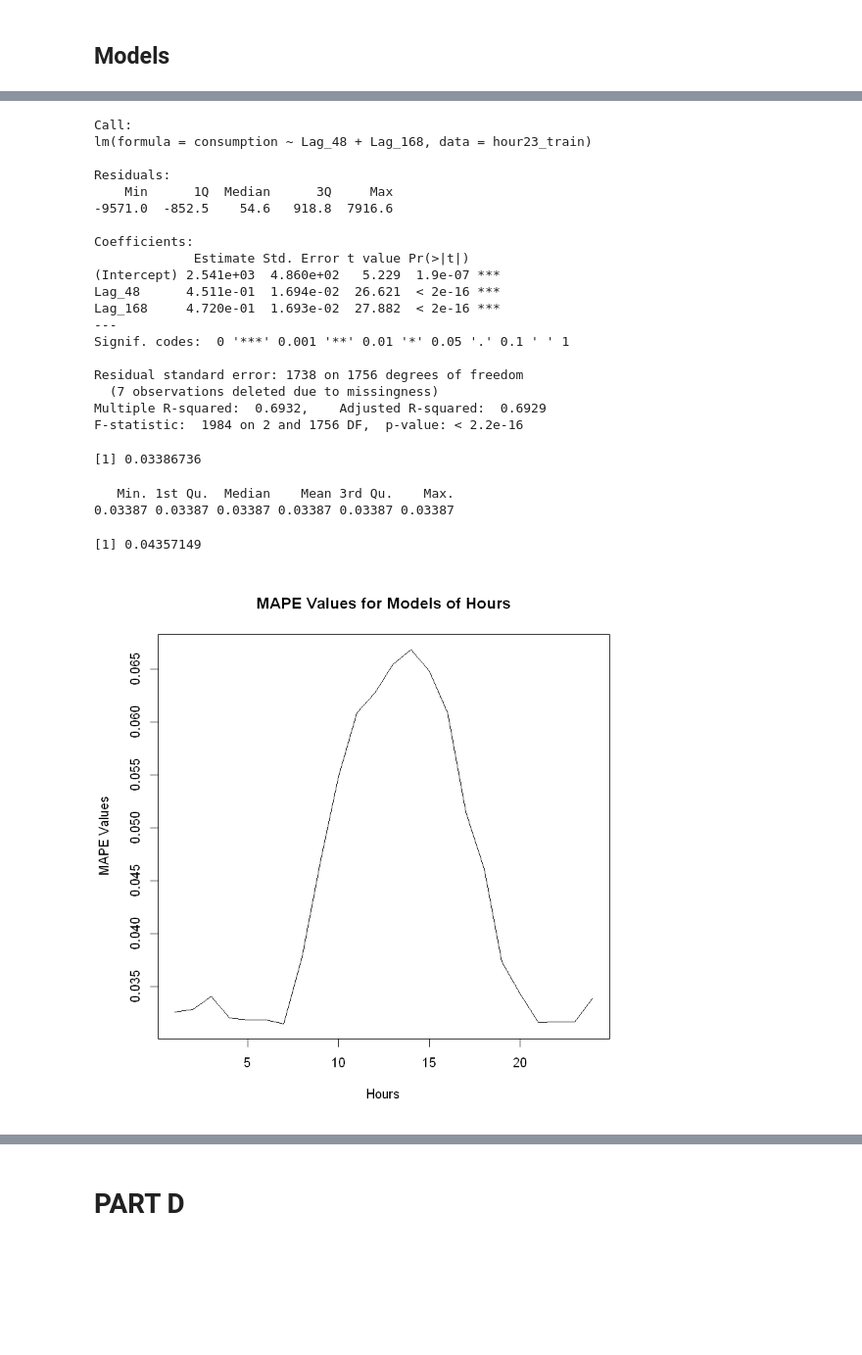
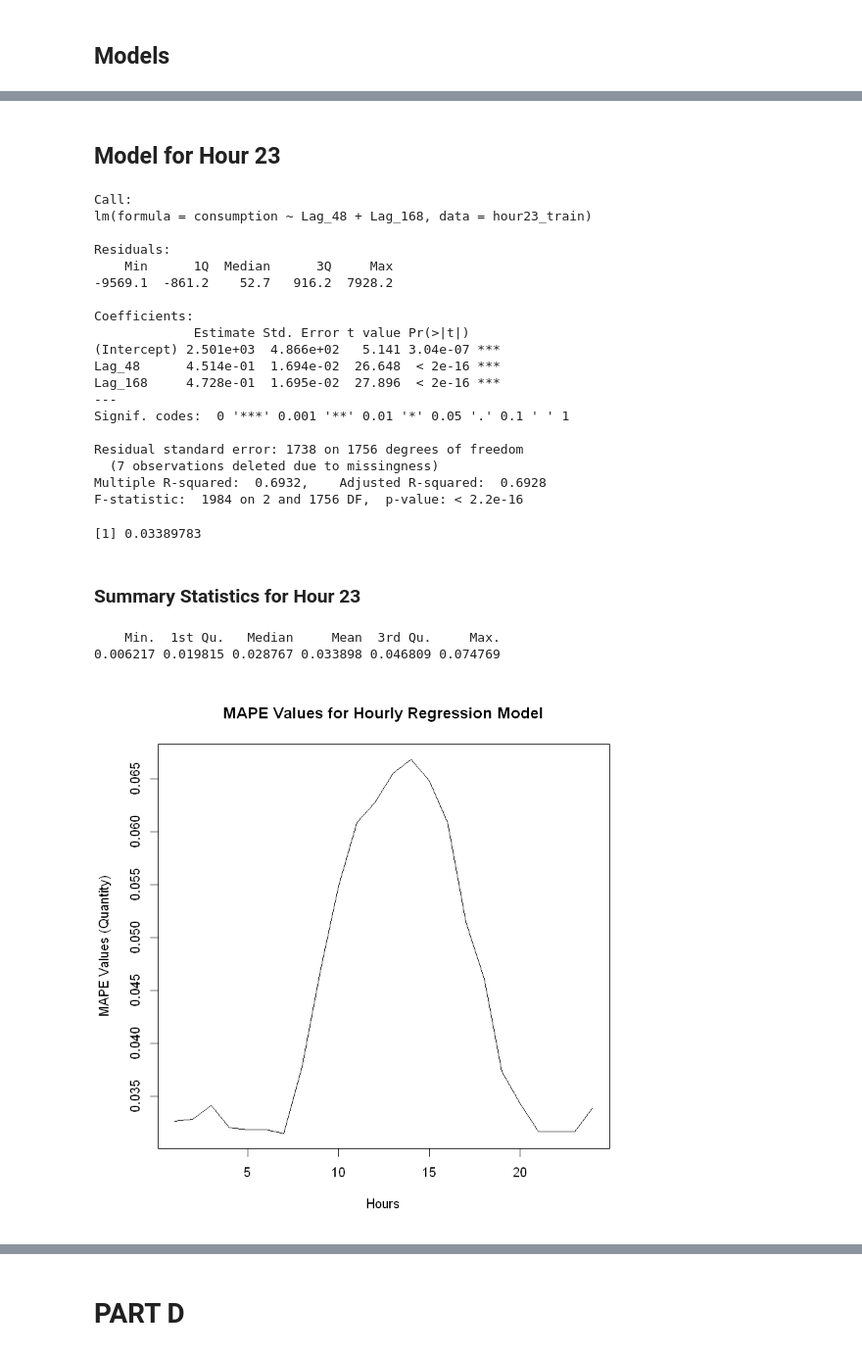
Before and after one commit to BU-IE-582/fall20-mbahadir, a Jupyter notebook: Homework3/Homework3.ipynb, the cells around one changed output, grey strips where cells are left out. Shown at 98% size. Drawn from its saved outputs; the diff is of its cells as text; code cells hidden in the pictures; blank space fills up the shorter version.

```diff
--- a/Homework3/Homework3.ipynb
+++ b/Homework3/Homework3.ipynb
@@ -403,5 +504,5 @@ F-statistic:  1419 on 2 and 1756 DF,  p-value: < 2.2e-16
 # %%
-Reg9=lm(data=hour9_train[8:.N], consumption~Lag_48+Lag_168)
+Reg9=lm(data=hour9_train, consumption~Lag_48+Lag_168)
 summary(Reg9)
 predictions9=predict(Reg9,newdata = hour9_test)
 MAPE_9=MAPE(predictions9,hour9_test$consumption)
@@ -822,3 +1048,5 @@ F-statistic:  1831 on 2 and 1756 DF,  p-value: < 2.2e-16
+# %% [markdown]
+## Model for Hour 23
 # %%
 Reg23=lm(data=hour23_train, consumption~Lag_48+Lag_168)
 summary(Reg23)
@@ -828,38 +1056,38 @@ MAPE_23_values=as.vector(abs((hour23_test$consumption-predictions23))/length(tes
 MAPE23c_reg_values=as.vector(abs(((hour23_test$consumption-predictions23)/hour23_test$consumption)))
 mape_result_c[24]<-MAPE_23
 MAPE_23
-summary(MAPE_23)
 # %% [output]
 Call:
 lm(formula = consumption ~ Lag_48 + Lag_168, data = hour23_train)
 
 Residuals:
     Min      1Q  Median      3Q     Max
--9571.0  -852.5    54.6   918.8  7916.6
+-9569.1  -861.2    52.7   916.2  7928.2
 
 Coefficients:
              Estimate Std. Error t value Pr(>|t|)
-(Intercept) 2.541e+03  4.860e+02   5.229  1.9e-07 ***
-Lag_48      4.511e-01  1.694e-02  26.621  < 2e-16 ***
-Lag_168     4.720e-01  1.693e-02  27.882  < 2e-16 ***
+(Intercept) 2.501e+03  4.866e+02   5.141 3.04e-07 ***
+Lag_48      4.514e-01  1.694e-02  26.648  < 2e-16 ***
+Lag_168     4.728e-01  1.695e-02  27.896  < 2e-16 ***
 ---
 Signif. codes:  0 '***' 0.001 '**' 0.01 '*' 0.05 '.' 0.1 ' ' 1
 
 Residual standard error: 1738 on 1756 degrees of freedom
   (7 observations deleted due to missingness)
-Multiple R-squared:  0.6932,    Adjusted R-squared:  0.6929
+Multiple R-squared:  0.6932,    Adjusted R-squared:  0.6928
 F-statistic:  1984 on 2 and 1756 DF,  p-value: < 2.2e-16
-[1] 0.03386736
+[1] 0.03389783
-   Min. 1st Qu.  Median    Mean 3rd Qu.    Max.
-0.03387 0.03387 0.03387 0.03387 0.03387 0.03387
-# %%
-print(mean(mape_result_c))
-# %% [output]
-[1] 0.04357149
+# %% [markdown]
+### Summary Statistics for Hour 23
+# %%
+summary(MAPE23c_reg_values)
+# %% [output]
+    Min.  1st Qu.   Median     Mean  3rd Qu.     Max.
+0.006217 0.019815 0.028767 0.033898 0.046809 0.074769
 # %%
-plot(mape_result_c,type="l",ylab="MAPE Values",xlab="Hours",main="MAPE Values for Models of Hours")
+plot(mape_result_c,type="l",ylab="MAPE Values (Quantity)",xlab="Hours",main="MAPE Values for Hourly Regression Model")
 # %% [output]
-[figure, old version]
+[figure, new version]
 # %%
 C_all_val=c(MAPE0c_reg_values,MAPE1c_reg_values,MAPE2c_reg_values,MAPE3c_reg_values,MAPE4c_reg_values,MAPE5c_reg_values,
            MAPE6c_reg_values,MAPE7c_reg_values,MAPE8c_reg_values,MAPE9c_reg_values,MAPE10c_reg_values,MAPE11c_reg_values,
```
Also changed, not shown: parts of 128 cells of this notebook, 2 other files.
